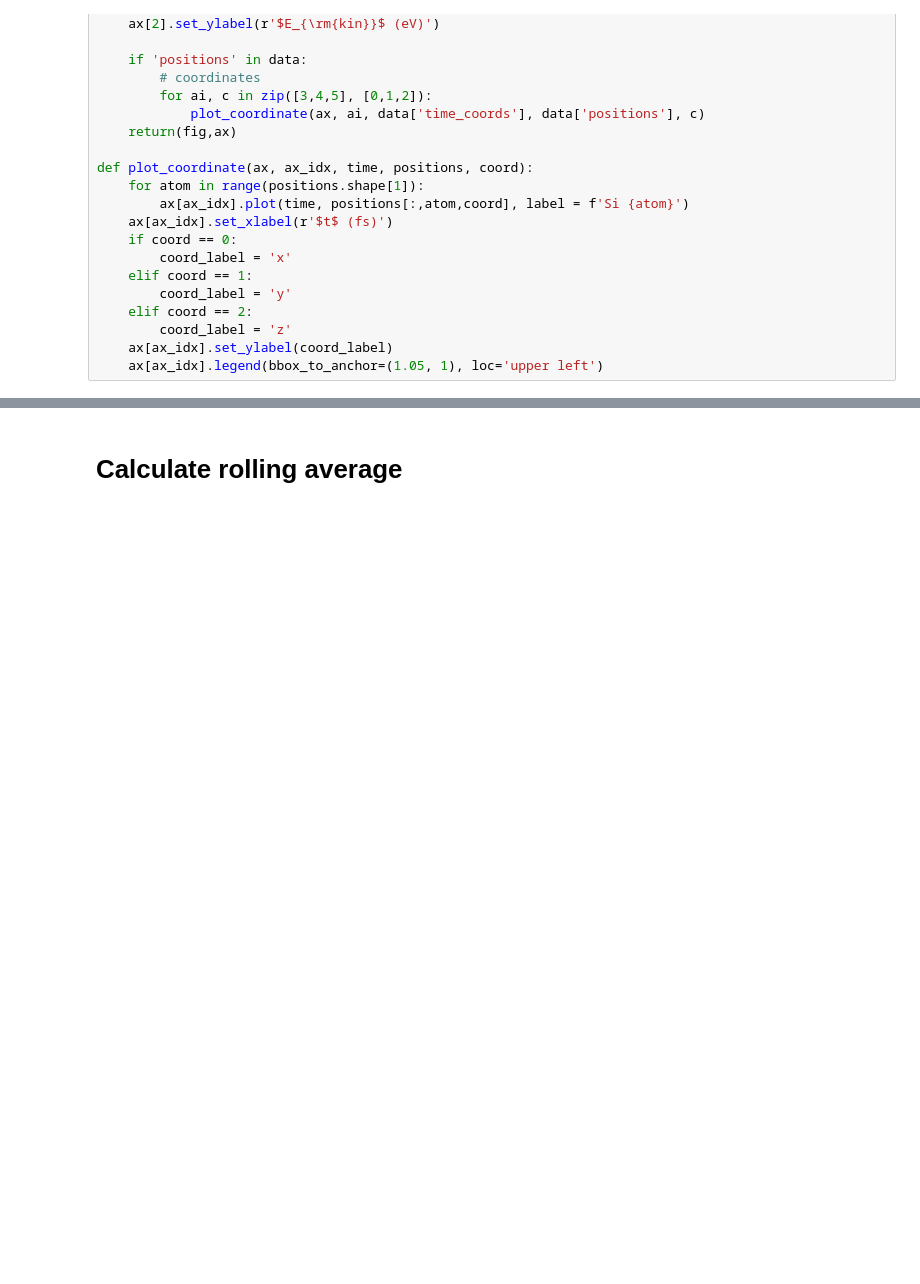
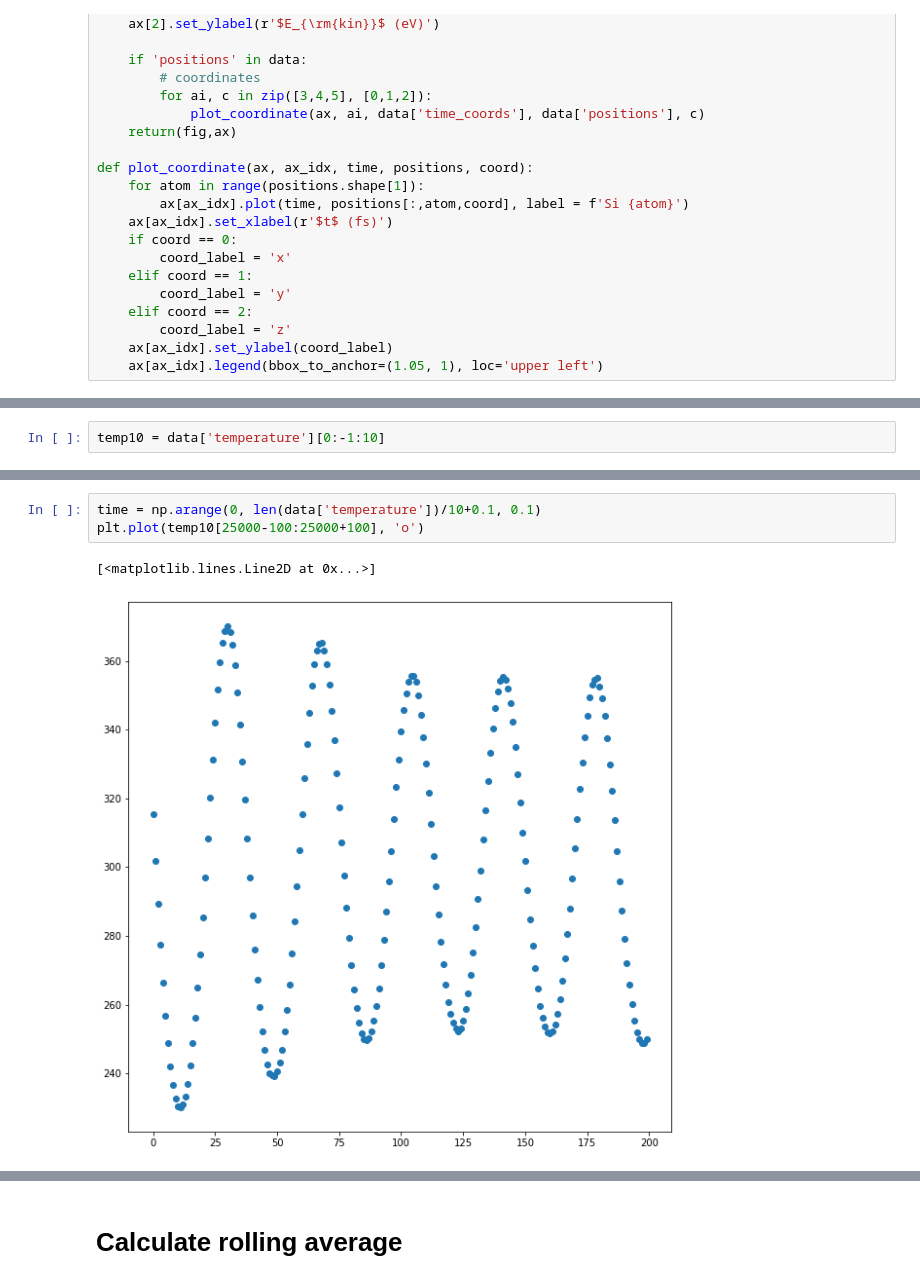
Before and after one commit to ferchault/APDFT, a Jupyter notebook: prototyping/apdft-ofdft-cpmd/Si8_NVT_QMAS3e3.ipynb, the cells around one changed output, grey strips where cells are left out. Saved outputs shown, nothing was run; the diff lists cells and outputs as text; blank space fills up the shorter version.

```diff
--- a/prototyping/apdft-ofdft-cpmd/Si8_NVT_QMAS3e3.ipynb
+++ b/prototyping/apdft-ofdft-cpmd/Si8_NVT_QMAS3e3.ipynb
@@ -128,0 +160,2 @@ f.savefig(p, bbox_inches='tight')
+# %%
+temp10 = data['temperature'][0:-1:10]
@@ -128,0 +166,6 @@ f.savefig(p, bbox_inches='tight')
+# %%
+time = np.arange(0, len(data['temperature'])/10+0.1, 0.1)
+plt.plot(temp10[25000-100:25000+100], 'o')
+# %% [output]
+[<matplotlib.lines.Line2D at 0x...>]
+[figure, added]
```
Also changed, not shown: parts of 15 cells of this notebook.
